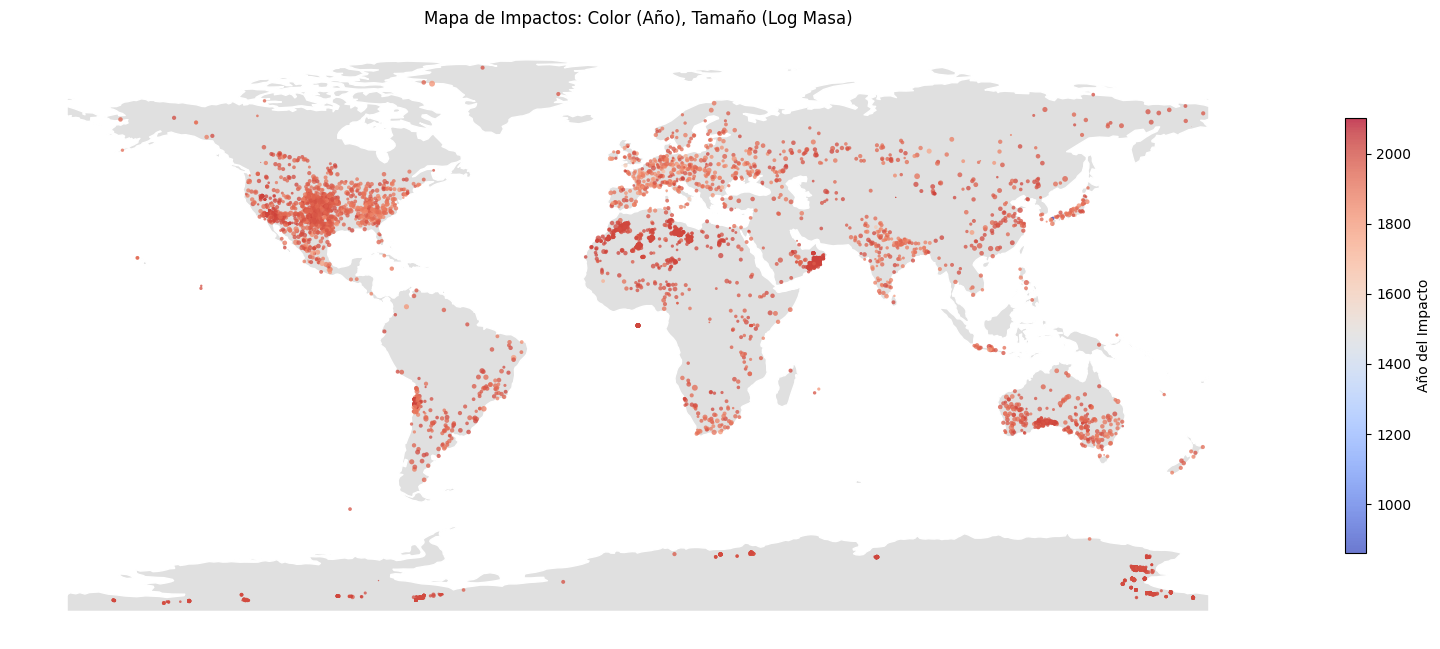
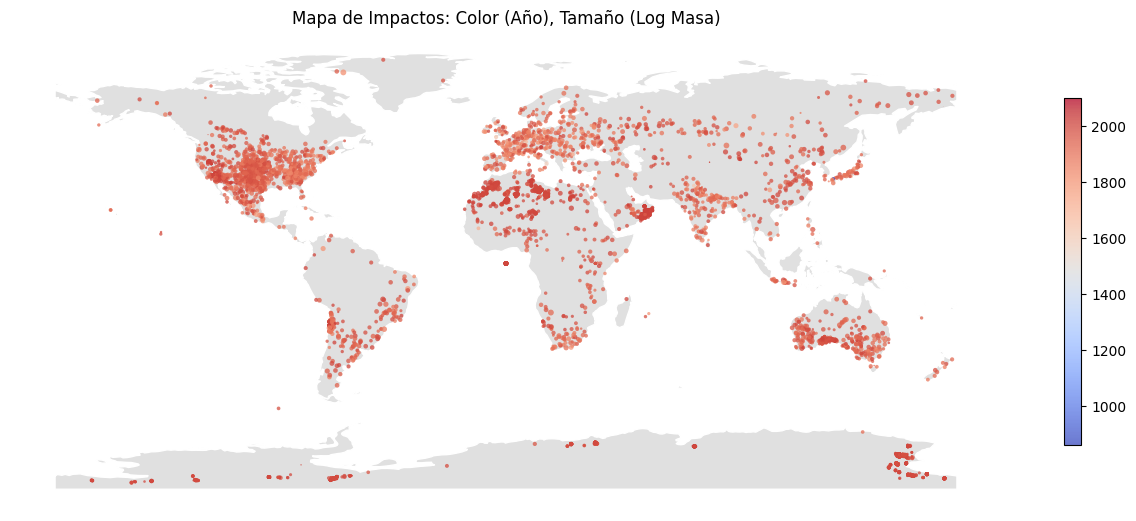
The change to this notebook cell's code, shown as a diff; its figure went from the first image to the second:
--- before
+++ after
@@ -8,6 +8,5 @@
 
 pathCollection = ax.scatter(df['reclong'], df['reclat'], alpha=0.75, c=df['year'], cmap='coolwarm', edgecolors='none', s=np.log(1 + df['mass (g)']))
+plt.colorbar(pathCollection, shrink=0.5)
 
-plt.colorbar(pathCollection, label='Año del Impacto', shrink=0.5)
-plt.tight_layout()
 plt.show()

Commit: Amend